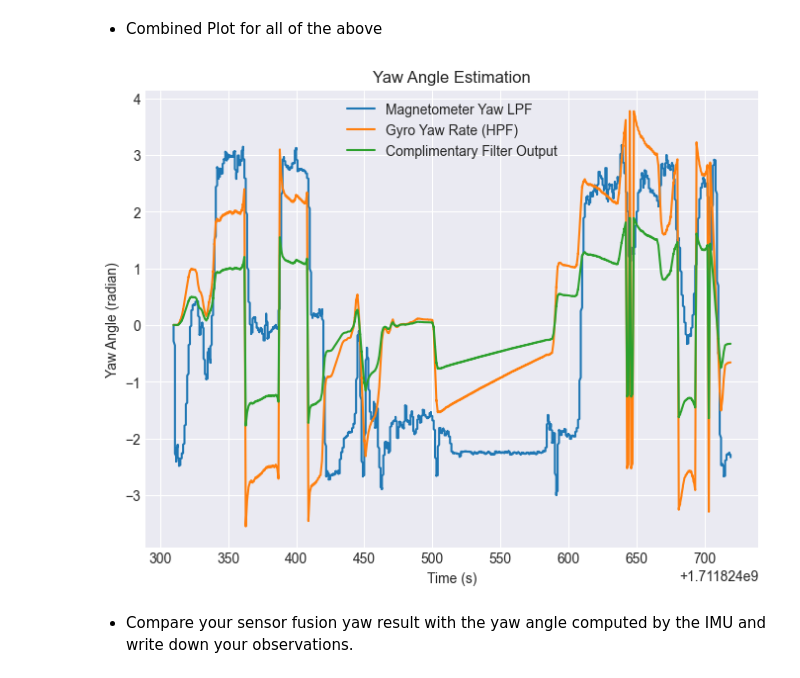
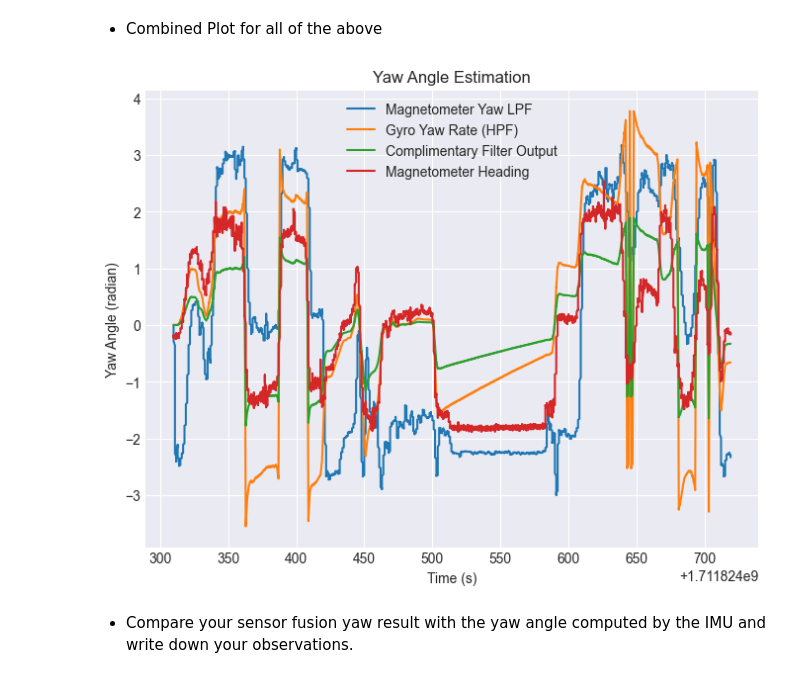
Before and after one commit to Pateltirths1012/Dead-Reckoning-and-Sensor-Calibration-, a Jupyter notebook: lab5/src/analysis/analysis_lab5.ipynb, the cells around one changed output. Cells and saved outputs as stored; diff of their text form; code cells hidden in the pictures.

Commit message:
Added Mag heading

```diff
--- a/lab5/src/analysis/analysis_lab5.ipynb
+++ b/lab5/src/analysis/analysis_lab5.ipynb
@@ -486,0 +507,18 @@ plt.show()
+# %%
+mag_driving_x = data_reader_driving_imu_csv['mag_field.magnetic_field.x']
+mag_driving_y = data_reader_driving_imu_csv['mag_field.magnetic_field.y']
+
+heading_angle = np.arctan2(mag_driving_x, mag_driving_y)
+
+# Convert heading angle from radians to degrees
+heading_angle_degrees = np.degrees(heading_angle)
+
+# Plot the magnetometer heading over time
+plt.figure(figsize=(8, 6))
+plt.plot(time_driving, heading_angle_degrees, label='Magnetometer Heading')
+plt.xlabel('Time (s)')
+plt.ylabel('Heading (degrees)')
+plt.title('Magnetometer Heading')
+plt.legend()
+plt.grid(True)
+plt.show()
@@ -606,16 +649,19 @@ plt.show()
 # %%
 plt.figure(figsize=(8,6))
 # plt.plot(time_driving, yaw_calibrated_driving, label='Calibrated yaw Magnetometer', color='y')
 plt.plot(time_driving, y*1000, label='Magnetometer Yaw LPF')
 plt.plot(time_driving, y_gyro, label='Gyro Yaw Rate (HPF)')
 plt.plot(time_driving, fused, label="Complimentary Filter Output")
+plt.plot(time_driving, heading_angle_degrees/10, label='Magnetometer Heading')
 plt.xlabel('Time (s)')
 plt.ylabel('Yaw Angle (radian)')
 plt.title("Yaw Angle Estimation")
 plt.legend()
 plt.grid(True)
+plt.savefig("lpf_hpf_cf_heading.png")
+plt.show()
 # %% [output]
-[figure, old version]
+[figure, new version]
 # %% [markdown]
 -  Compare your sensor fusion yaw result with the yaw angle computed by the IMU and write down your observations.
 # %%
```
Also changed, not shown: parts of 8 cells of this notebook, 2 other files.
